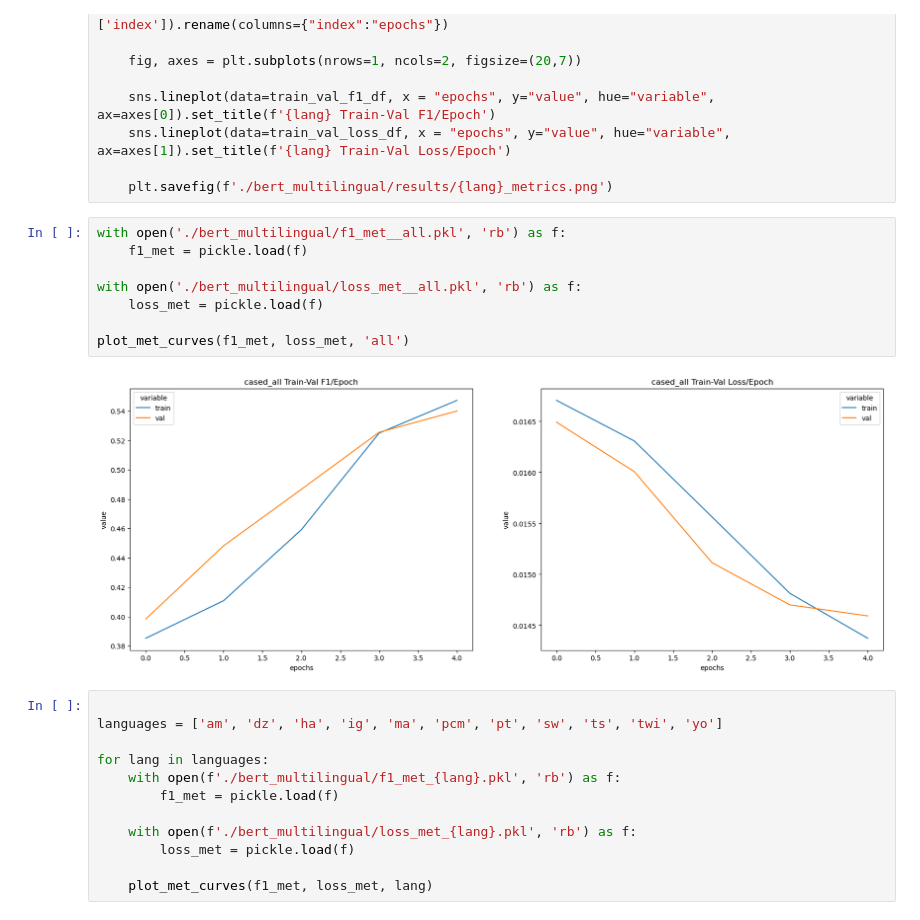
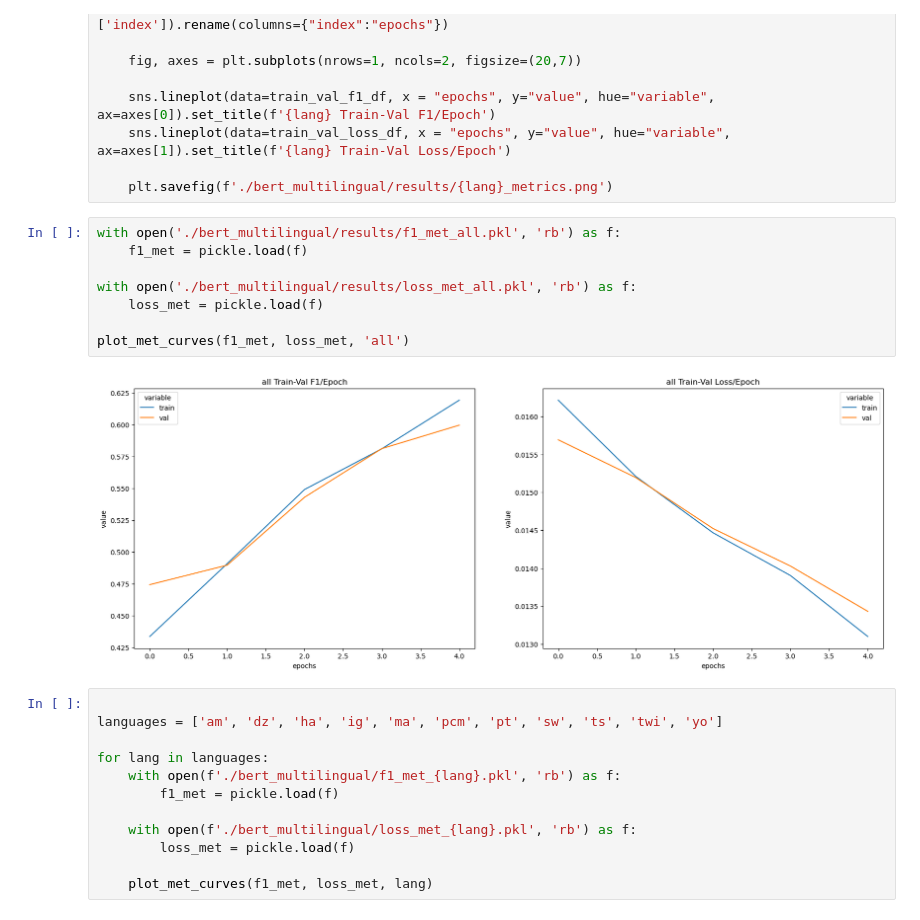
Before and after one commit to chiranthans23/afrisent-semeval-2023, a Jupyter notebook: SubtaskB/eda.ipynb, the cells around one changed output. Cells and saved outputs as stored; diff of their text form.

```diff
--- a/SubtaskB/eda.ipynb
+++ b/SubtaskB/eda.ipynb
@@ -62,15 +62,15 @@ def plot_met_curves(f1_met, loss_met, lang):
 
     plt.savefig(f'./bert_multilingual/results/{lang}_metrics.png')
 # %%
-with open('./bert_multilingual/f1_met__all.pkl', 'rb') as f:
+with open('./bert_multilingual/results/f1_met_all.pkl', 'rb') as f:
     f1_met = pickle.load(f)
 
-with open('./bert_multilingual/loss_met__all.pkl', 'rb') as f:
+with open('./bert_multilingual/results/loss_met_all.pkl', 'rb') as f:
     loss_met = pickle.load(f)
 
 plot_met_curves(f1_met, loss_met, 'all')
 # %% [output]
-[figure, old version]
+[figure, new version]
 # %%
 
 languages = ['am', 'dz', 'ha', 'ig', 'ma', 'pcm', 'pt', 'sw', 'ts', 'twi', 'yo']
```
Also changed, not shown: 2 other files.
